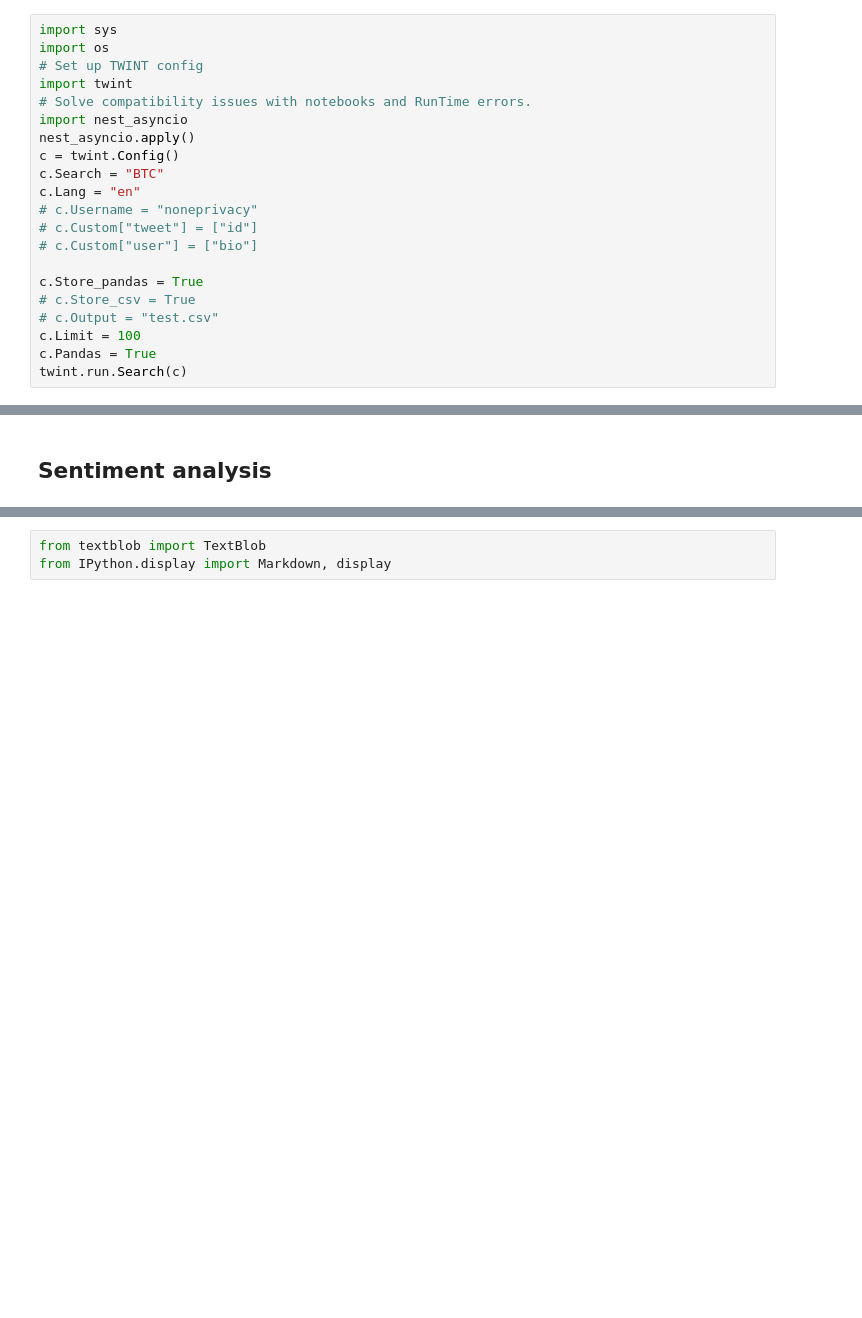
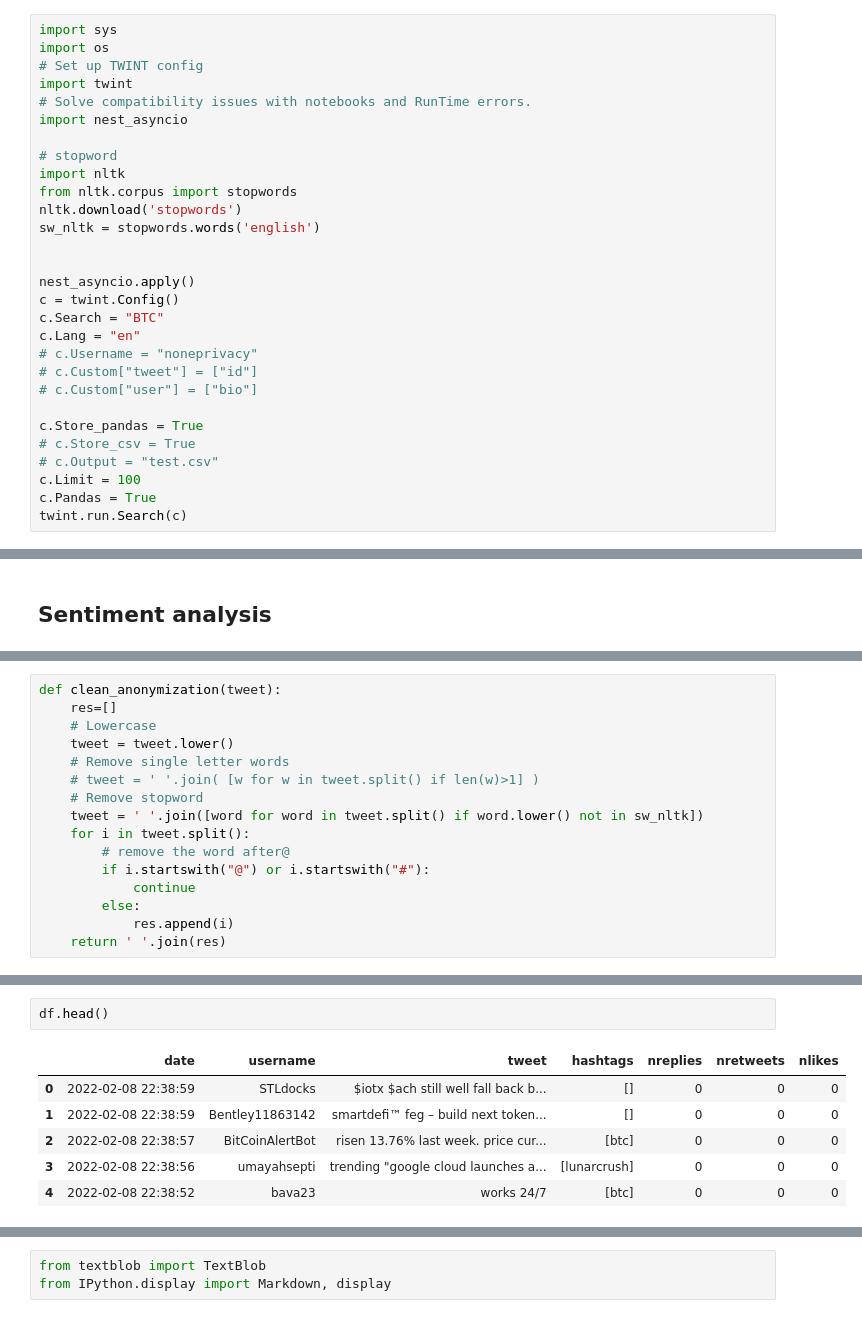
Before and after one commit to sharonwu827/Automated-trading, a Jupyter notebook: Sharon's Sandbox/Twitter Scraping .ipynb, the cells around one changed output, grey strips where cells are left out. Drawn from its saved outputs; the diff is of its cells as text; blank space fills up the shorter version.

```diff
--- a/Sharon's Sandbox/Twitter Scraping .ipynb
+++ b/Sharon's Sandbox/Twitter Scraping .ipynb
@@ -7,6 +7,14 @@ import os
 import twint
 # Solve compatibility issues with notebooks and RunTime errors.
 import nest_asyncio
+
+# stopword
+import nltk
+from nltk.corpus import stopwords
+nltk.download('stopwords')
+sw_nltk = stopwords.words('english')
+
+
 nest_asyncio.apply()
 c = twint.Config()
 c.Search = "BTC"
@@ -64,0 +86,16 @@ memory usage: 5.6+ KB
+# %%
+def clean_anonymization(tweet):
+    res=[]
+    # Lowercase
+    tweet = tweet.lower()
+    # Remove single letter words
+    # tweet = ' '.join( [w for w in tweet.split() if len(w)>1] )
+    # Remove stopword
+    tweet = ' '.join([word for word in tweet.split() if word.lower() not in sw_nltk])
+    for i in tweet.split():
+        # remove the word after@
+        if i.startswith("@") or i.startswith("#"):
+            continue
+        else:
+            res.append(i)
+    return ' '.join(res)
@@ -64,0 +110,9 @@ memory usage: 5.6+ KB
+# %%
+df.head()
+# %% [output]
+|  | date | username | tweet | hashtags | nreplies | nretweets | nlikes |
+| 0 | 2022-02-08 22:38:59 | STLdocks | $iotx $ach still well fall back b... | [] | 0 | 0 | 0 |
+| 1 | 2022-02-08 22:38:59 | Bentley11863142 | smartdefi™ feg – build next token... | [] | 0 | 0 | 0 |
+| 2 | 2022-02-08 22:38:57 | BitCoinAlertBot | risen 13.76% last week. price cur... | [btc] | 0 | 0 | 0 |
+| 3 | 2022-02-08 22:38:56 | umayahsepti | trending "google cloud launches a... | [lunarcrush] | 0 | 0 | 0 |
+| 4 | 2022-02-08 22:38:52 | bava23 | works 24/7 | [btc] | 0 | 0 | 0 |
```
Also changed, not shown: parts of 7 cells of this notebook.
